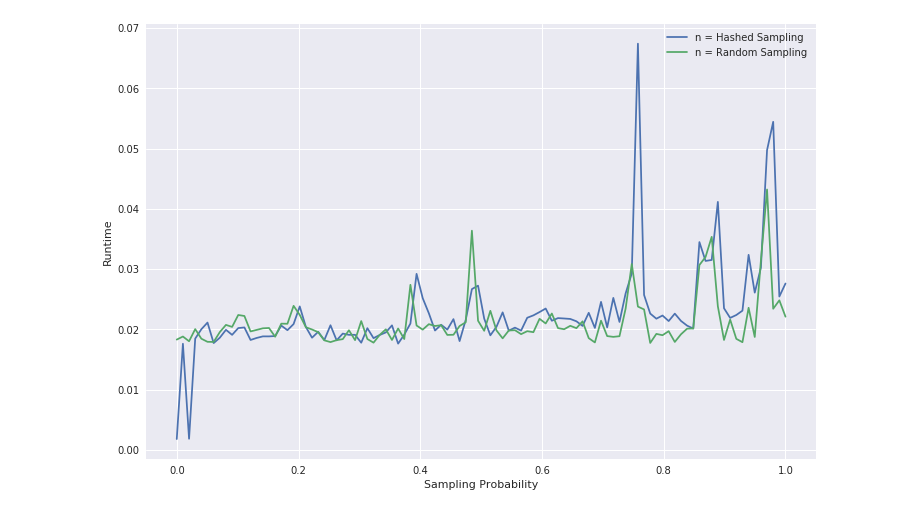
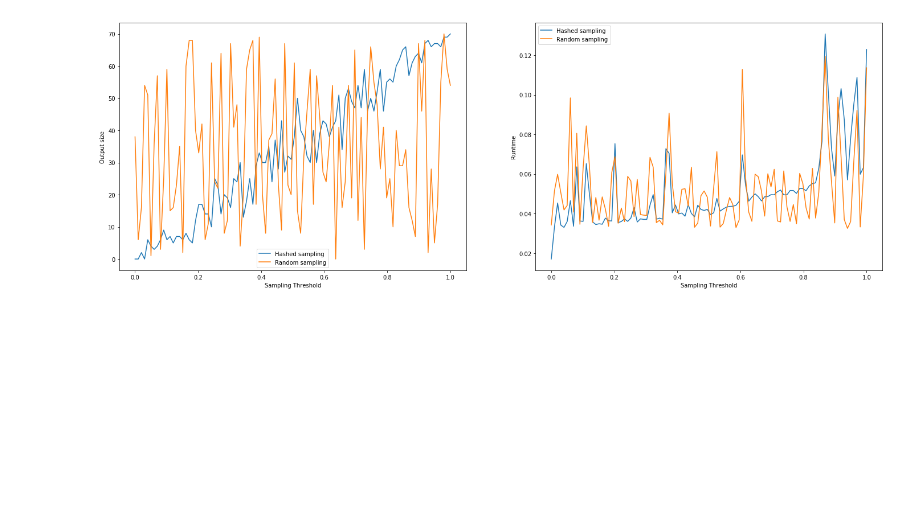
Before and after one commit to sjyk/ar4ds, a Jupyter notebook: ar4ds/cdfjoin/cdfjoin.ipynb, the cells around one changed output. Saved outputs shown, nothing was run; the diff lists cells and outputs as text; code cells hidden in the pictures; blank space fills up the shorter version.

Commit message:
Rewrote cdfjoin plotter wrappers, cleaned loadimbdata

```diff
--- a/ar4ds/cdfjoin/cdfjoin.ipynb
+++ b/ar4ds/cdfjoin/cdfjoin.ipynb
@@ -343,13 +318,0 @@ def runtime_plot(tables):
-# %%
-table_pairs = loadimdbdata.create_tables_to_join()
-
-joined_table_indices = []
-for i in range(len(table_pairs)):
-    table_1 = table_pairs[i][0]
-    table_2 = table_pairs[i][1]
-    if len(natural_join([deepcopy(table_1), deepcopy(table_2)])) != 0:
-        joined_table_indices.append(i)
-# %%
-runtime_plot(table_pairs[4])
-# %% [output]
-[figure, removed]
@@ -355,0 +421,4 @@ runtime_plot(table_pairs[4])
+# %%
+plots_wrapper(table_pairs[12])
+# %% [output]
+[figure, added]
```
Also changed, not shown: parts of 10 cells of this notebook, 1 other file.
